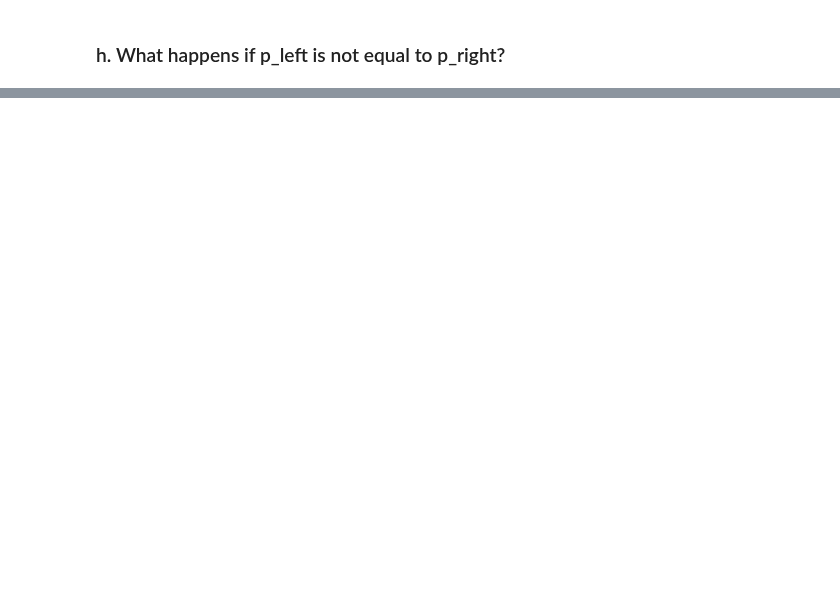
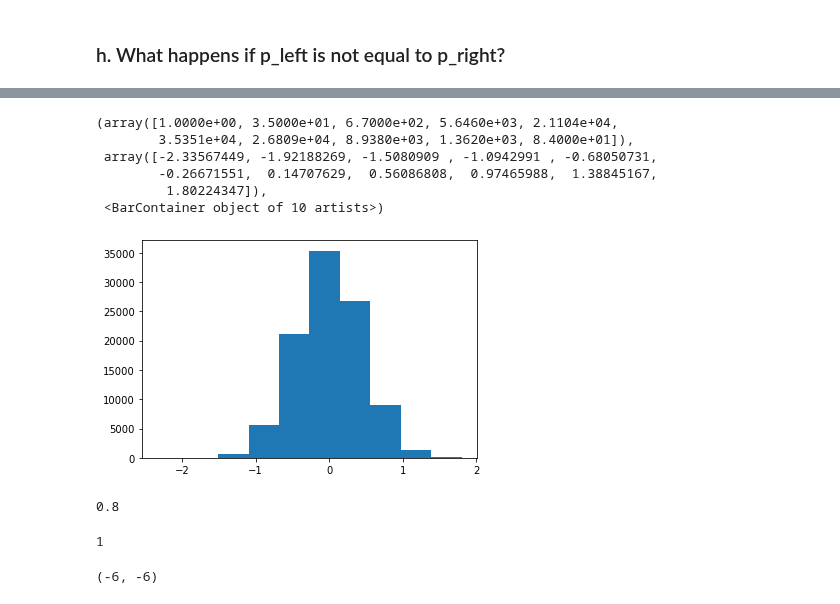
Before and after one commit to chende35/qbb2020-answers, a Jupyter notebook: weeks2/Random_Walks.ipynb, the cells around one changed output, grey strips where cells are left out. Saved outputs shown, nothing was run; the diff lists cells and outputs as text; code cells hidden in the pictures; blank space fills up the shorter version.

```diff
--- a/weeks2/Random_Walks.ipynb
+++ b/weeks2/Random_Walks.ipynb
@@ -256,0 +272,54 @@ print(var_2)
+# %%
+D = 100
+dt = 0.001
+rand_100000_normal3 = []
+for value in range(100000):
+    rand = np.random.normal()*(np.sqrt(2*D*dt))
+    rand_100000_normal3.append(rand)
+plt.hist(rand_100000_normal3)
+# %% [output]
+(array([1.0000e+00, 3.5000e+01, 6.7000e+02, 5.6460e+03, 2.1104e+04,
+        3.5351e+04, 2.6809e+04, 8.9380e+03, 1.3620e+03, 8.4000e+01]),
+ array([-2.33567449, -1.92188269, -1.5080909 , -1.0942991 , -0.68050731,
+        -0.26671551,  0.14707629,  0.56086808,  0.97465988,  1.38845167,
+         1.80224347]),
+ <BarContainer object of 10 artists>)
+[figure, added]
+# %%
+x_start = 0
+a = 1
+dt = 0.001
+k = 100
+p_left = k*dt
+p_right = k*dt
+p_stay = 1-(2*(k*dt))
+print(p_stay)
+# %% [output]
+0.8
+# %%
+def one_hop_normal(start, p_left, p_right, p_stay, a):
+    rand = np.random.normal()*(np.sqrt(2*k*dt))
+    position = start
+    if rand <= -0.01: #p_left:
+        #go down
+        position = (start - a)
+    elif rand >= 0.01: #(p_left + p_stay):
+        #go up
+        position = (start + a)
+    else:
+        position = start
+    return(position)
+print(one_hop_normal(0, p_left, p_right, p_stay, a))
+# %% [output]
+1
+# %%
+def multi_hop_normal(steps):
+    position_list = [0]
+    count = 0
+    for values in range(steps):
+        position_list.append(one_hop_normal(position_list[count], p_left, p_right, p_stay, a))
+        count +=1
+    return(position_list[150], position_list[300])
+print(multi_hop_normal(1000))
+# %% [output]
+(-6, -6)
```
Also changed, not shown: parts of 23 cells of this notebook.
